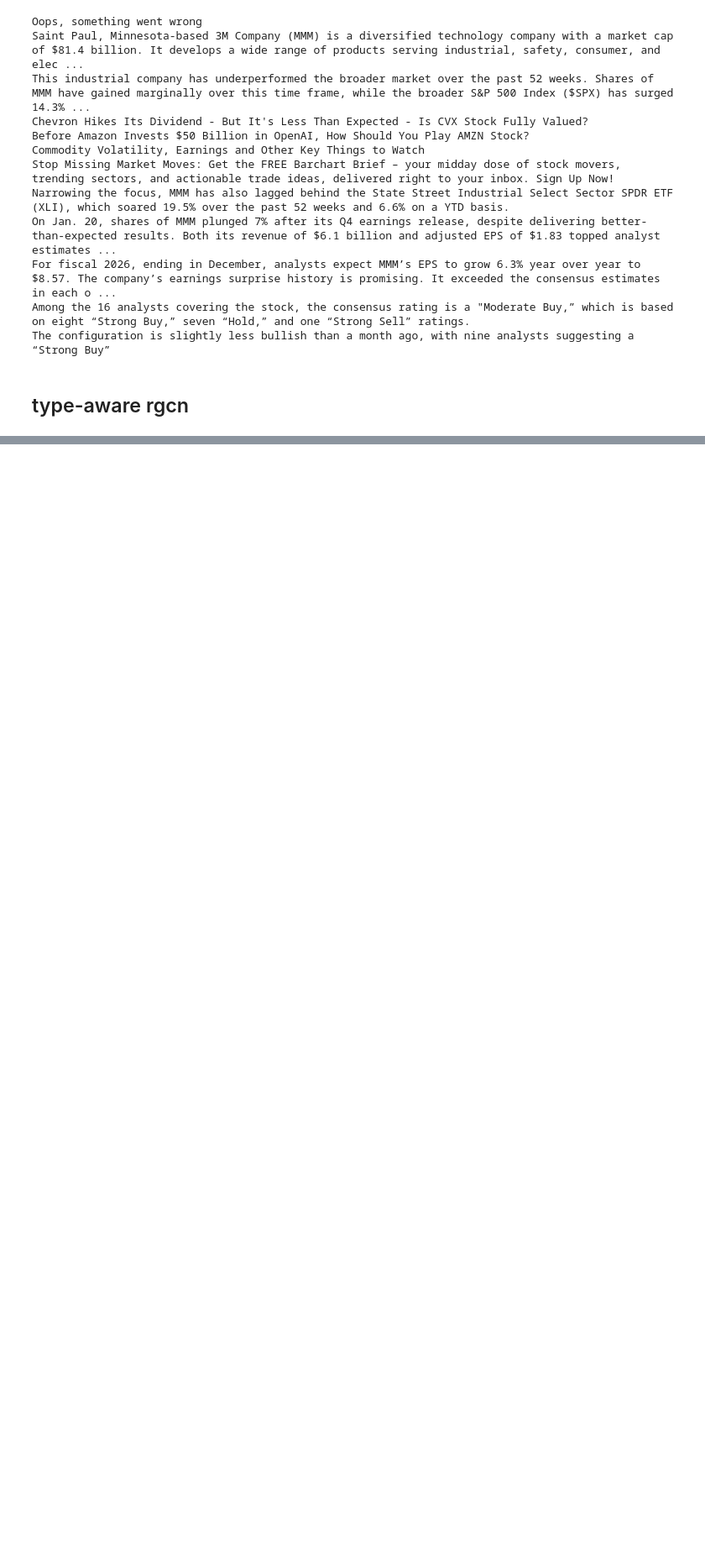
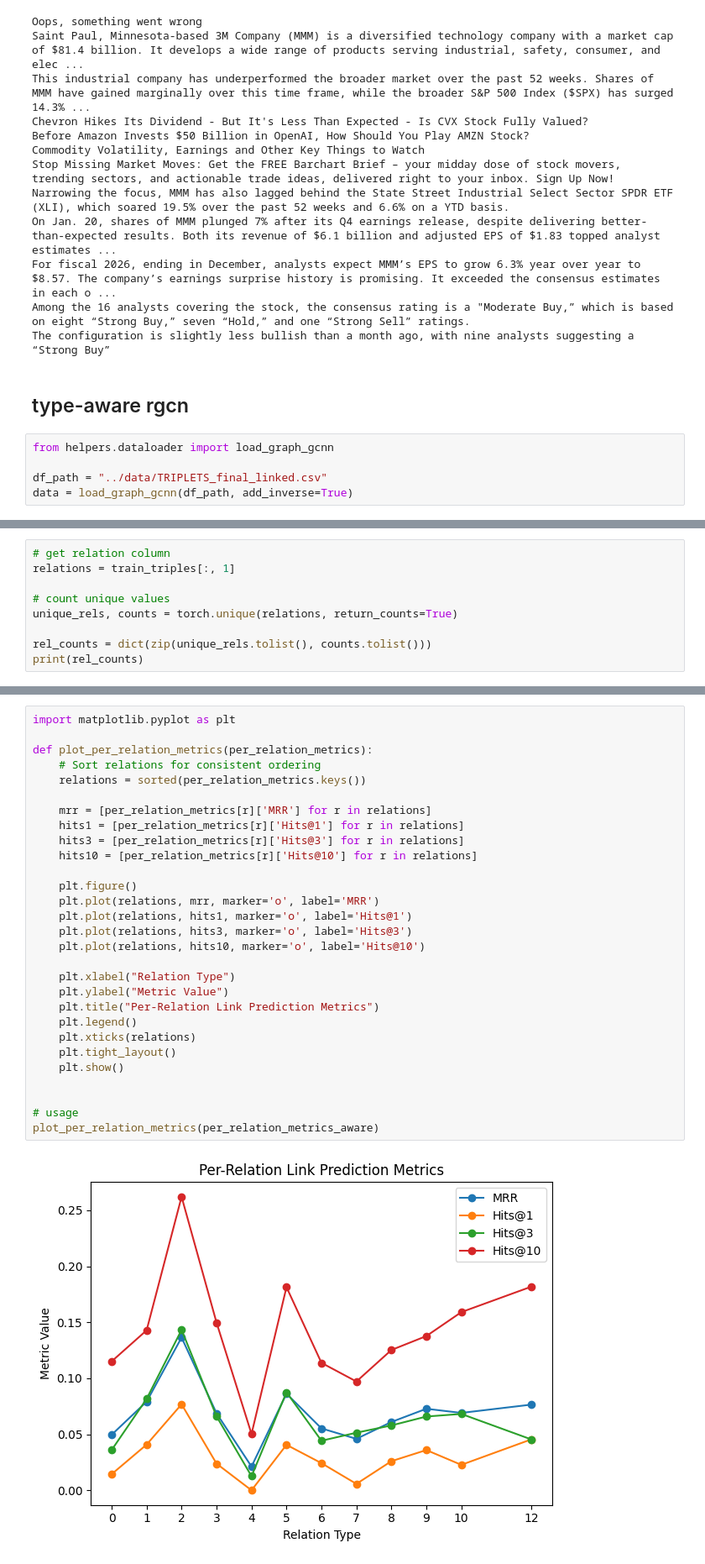
Before and after one commit to olesasha/finkg_intdp, a Jupyter notebook: scripts/testing.ipynb, the cells around one changed output, grey strips where cells are left out. Shown at 84% size. Saved outputs shown, nothing was run; the diff lists cells and outputs as text; blank space fills up the shorter version.

Commit message:
added visualisations for results

```diff
--- a/scripts/testing.ipynb
+++ b/scripts/testing.ipynb
@@ -315,3 +315,8 @@ Among the 16 analysts covering the stock, the consensus rating is a "Moderate Bu
 The configuration is slightly less bullish than a month ago, with nine analysts suggesting a “Strong Buy”
 # %% [markdown]
 ## type-aware rgcn
+# %%
+from helpers.dataloader import load_graph_gcnn
+
+df_path = "../data/TRIPLETS_final_linked.csv"
+data = load_graph_gcnn(df_path, add_inverse=True)
@@ -317,0 +378,9 @@ The configuration is slightly less bullish than a month ago, with nine analysts
+# %%
+# get relation column
+relations = train_triples[:, 1]
+
+# count unique values
+unique_rels, counts = torch.unique(relations, return_counts=True)
+
+rel_counts = dict(zip(unique_rels.tolist(), counts.tolist()))
+print(rel_counts)
@@ -317,0 +565,31 @@ The configuration is slightly less bullish than a month ago, with nine analysts
+# %%
+import matplotlib.pyplot as plt
+
+def plot_per_relation_metrics(per_relation_metrics):
+    # Sort relations for consistent ordering
+    relations = sorted(per_relation_metrics.keys())
+
+    mrr = [per_relation_metrics[r]['MRR'] for r in relations]
+    hits1 = [per_relation_metrics[r]['Hits@1'] for r in relations]
+    hits3 = [per_relation_metrics[r]['Hits@3'] for r in relations]
+    hits10 = [per_relation_metrics[r]['Hits@10'] for r in relations]
+
+    plt.figure()
+    plt.plot(relations, mrr, marker='o', label='MRR')
+    plt.plot(relations, hits1, marker='o', label='Hits@1')
+    plt.plot(relations, hits3, marker='o', label='Hits@3')
+    plt.plot(relations, hits10, marker='o', label='Hits@10')
+
+    plt.xlabel("Relation Type")
+    plt.ylabel("Metric Value")
+    plt.title("Per-Relation Link Prediction Metrics")
+    plt.legend()
+    plt.xticks(relations)
+    plt.tight_layout()
+    plt.show()
+
+
+# usage
+plot_per_relation_metrics(per_relation_metrics_aware)
+# %% [output]
+[figure, added]
```
Also changed, not shown: parts of 8 cells of this notebook, 2 other files.
